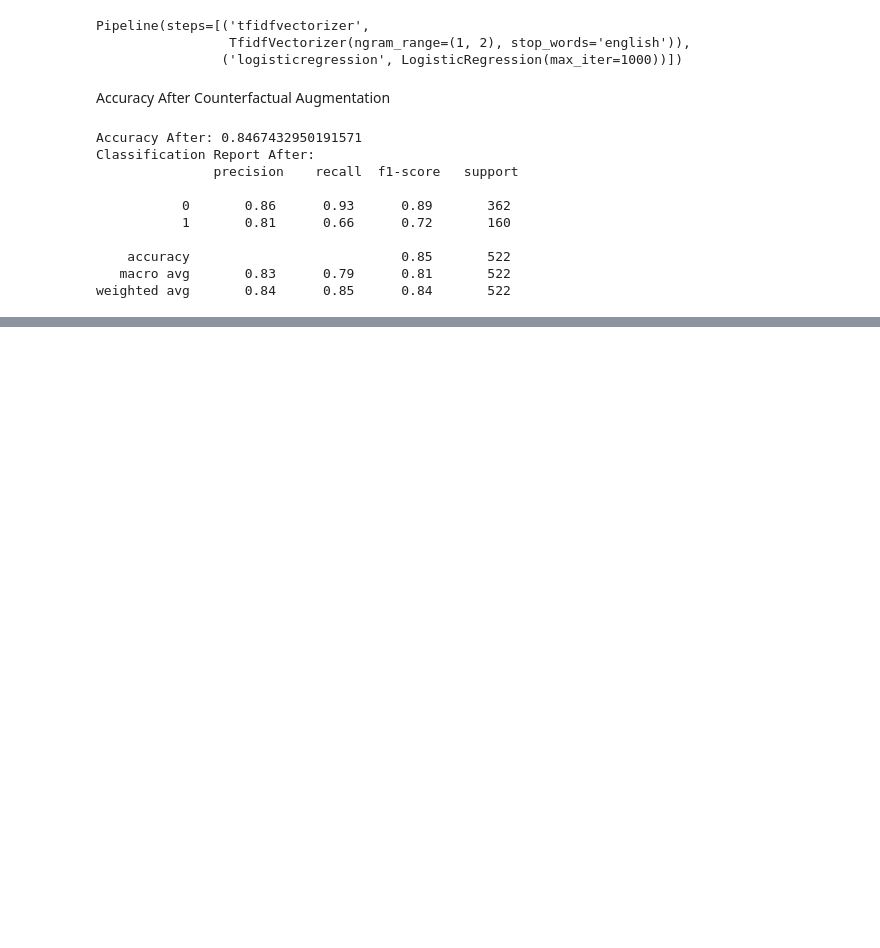
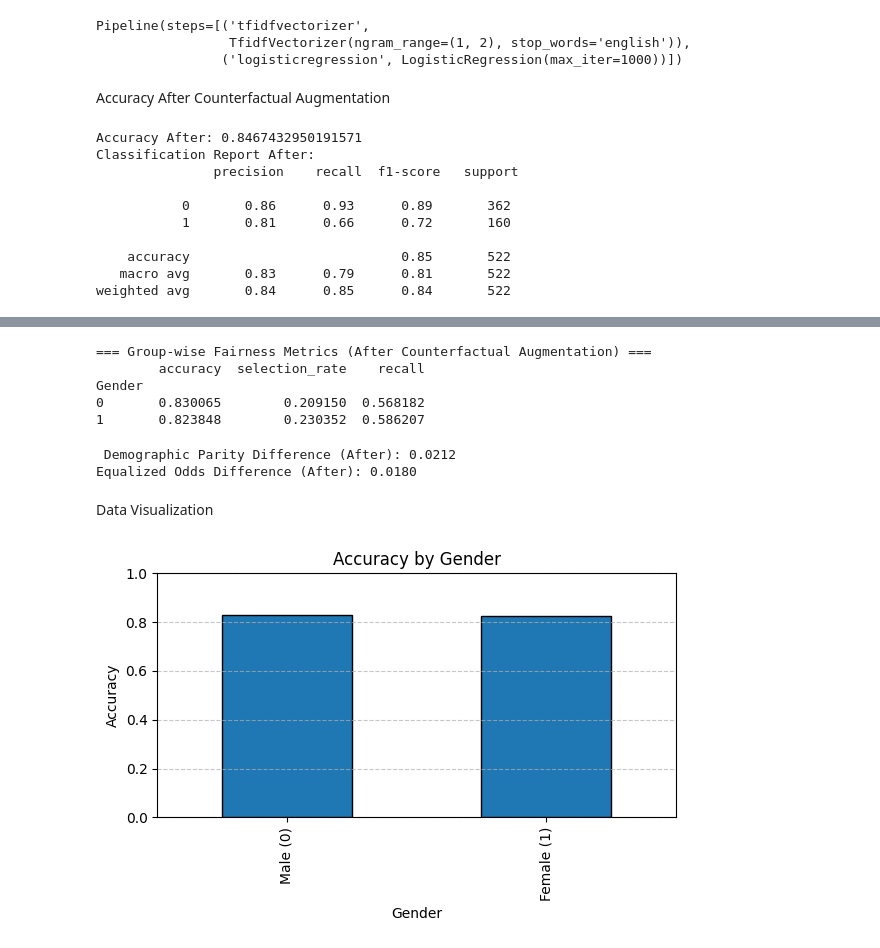
Before and after one commit to d-a-b-d/Bias-Detection-Challenge, a Jupyter notebook: Model.ipynb, the cells around one changed output, grey strips where cells are left out. Cells and saved outputs as stored; diff of their text form; code cells hidden in the pictures; blank space fills up the shorter version.

```diff
--- a/Model.ipynb
+++ b/Model.ipynb
@@ -301,0 +363,67 @@ weighted avg       0.84      0.85      0.84       522
+# %%
+
+metric_frame = MetricFrame(
+    metrics={
+        "accuracy": accuracy_score,
+        "selection_rate": selection_rate,
+        "recall": recall_score
+    },
+    y_true=y_true,
+    y_pred=y_pred,
+    sensitive_features=sensitive_attr
+)
+
+print("Group-wise Fairness Metrics (After Counterfactual Augmentation) ===")
+print(metric_frame.by_group)
+# %% [output]
+=== Group-wise Fairness Metrics (After Counterfactual Augmentation) ===
+        accuracy  selection_rate    recall
+Gender
+0       0.830065        0.209150  0.568182
+1       0.823848        0.230352  0.586207
+# %%
+dp_diff = demographic_parity_difference(
+    y_true=y_true,
+    y_pred=y_pred,
+    sensitive_features=sensitive_attr
+)
+
+eo_diff = equalized_odds_difference(
+    y_true=y_true,
+    y_pred=y_pred,
+    sensitive_features=sensitive_attr
+)
+
+print(f"\n Demographic Parity Difference (After): {dp_diff:.4f}")
+print(f"Equalized Odds Difference (After): {eo_diff:.4f}")
+# %% [output]
+ Demographic Parity Difference (After): 0.0212
+Equalized Odds Difference (After): 0.0180
+# %% [markdown]
+Data Visualization
+# %%
+import matplotlib.pyplot as plt
+
+fig, ax = plt.subplots(figsize=(6, 4))
+
+metric = "accuracy"
+color = "#1f77b4"
+
+metric_frame.by_group[metric].plot(
+    kind="bar",
+    ax=ax,
+    color=color,
+    edgecolor="black"
+)
+
+ax.set_title("Accuracy by Gender")
+ax.set_xticks([0, 1])
+ax.set_xticklabels(["Male (0)", "Female (1)"])
+ax.set_ylabel("Accuracy")
+ax.set_ylim(0, 1)
+ax.grid(axis='y', linestyle='--', alpha=0.7)
+
+plt.tight_layout()
+plt.show()
+# %% [output]
+[figure, added]
```
Also changed, not shown: parts of 18 cells of this notebook.
